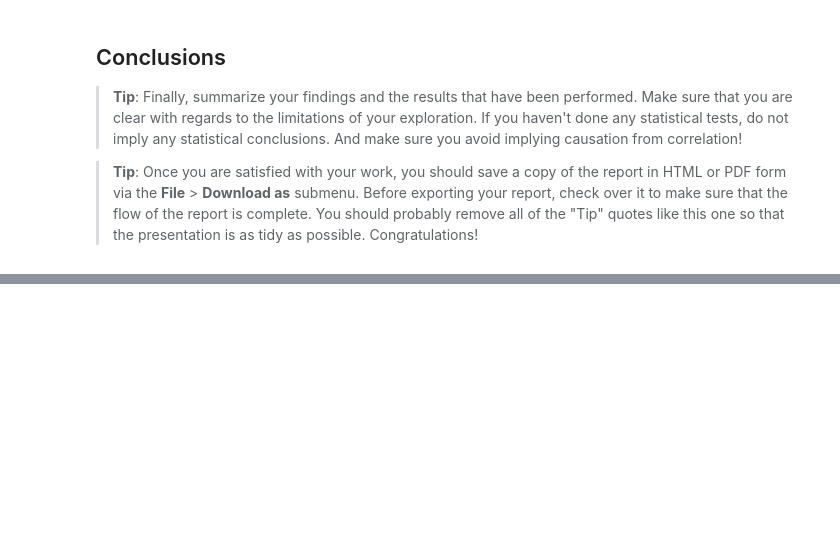
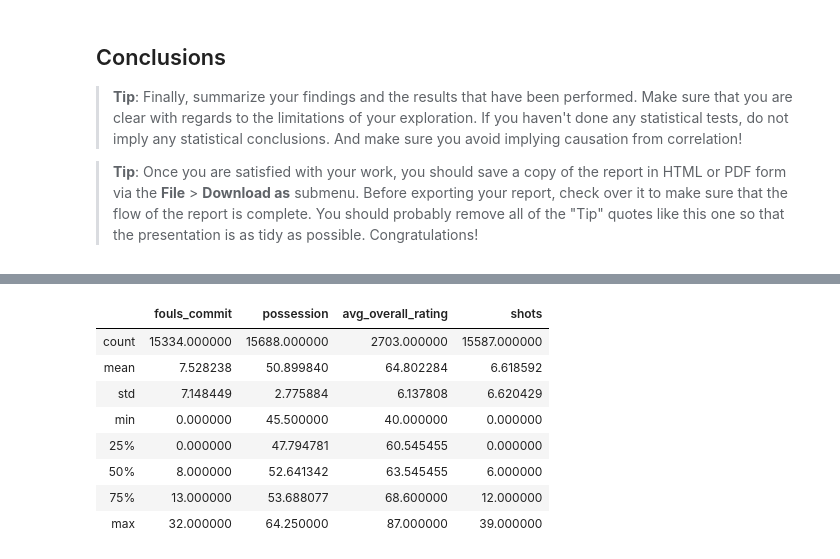
Before and after one commit to BeRT2me/soccer_investigation, a Jupyter notebook: investigate-a-dataset-soccer.ipynb, the cells around one changed output, grey strips where cells are left out. Cells and saved outputs as stored; diff of their text form; code cells hidden in the pictures; blank space fills up the shorter version.

```diff
--- a/investigate-a-dataset-soccer.ipynb
+++ b/investigate-a-dataset-soccer.ipynb
@@ -435,0 +490,12 @@ pd.plotting.scatter_matrix(winner_df.dropna(), figsize=(15,15));
+# %%
+super_df.describe()
+# %% [output]
+|  | fouls_commit | possession | avg_overall_rating | shots |
+| count | 15334.000000 | 15688.000000 | 2703.000000 | 15587.000000 |
+| mean | 7.528238 | 50.899840 | 64.802284 | 6.618592 |
+| std | 7.148449 | 2.775884 | 6.137808 | 6.620429 |
+| min | 0.000000 | 45.500000 | 40.000000 | 0.000000 |
+| 25% | 0.000000 | 47.794781 | 60.545455 | 0.000000 |
+| 50% | 8.000000 | 52.641342 | 63.545455 | 6.000000 |
+| 75% | 13.000000 | 53.688077 | 68.600000 | 12.000000 |
+| max | 32.000000 | 64.250000 | 87.000000 | 39.000000 |
```
Also changed, not shown: parts of 18 cells of this notebook, 3 other files.
